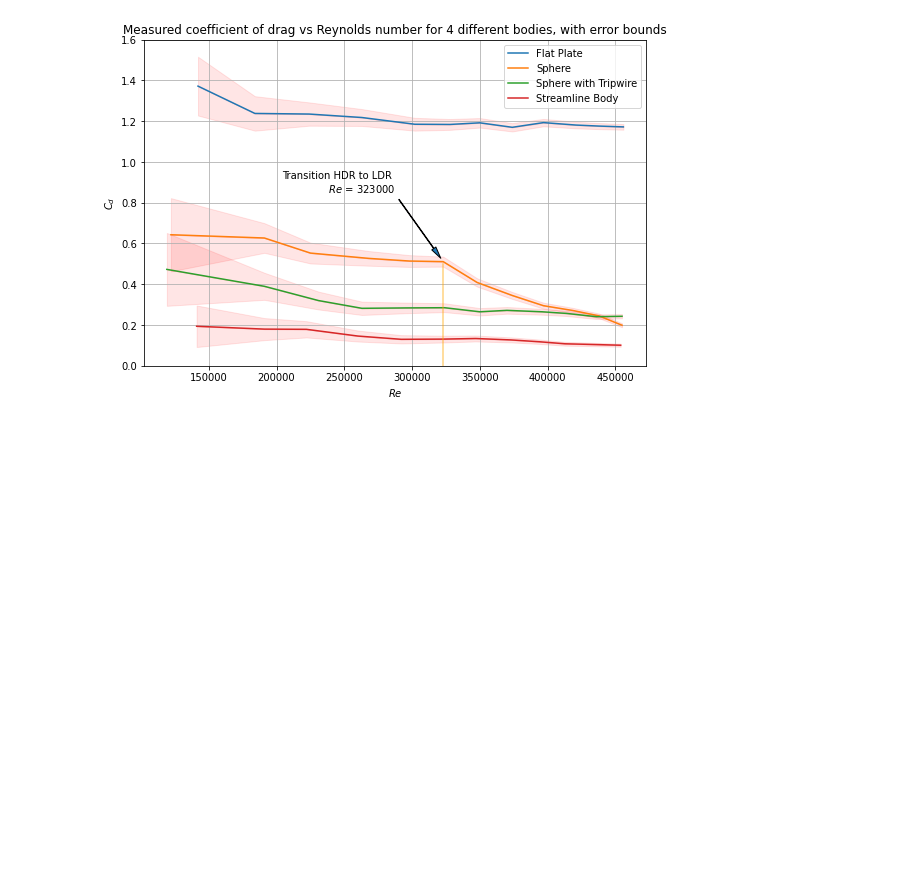
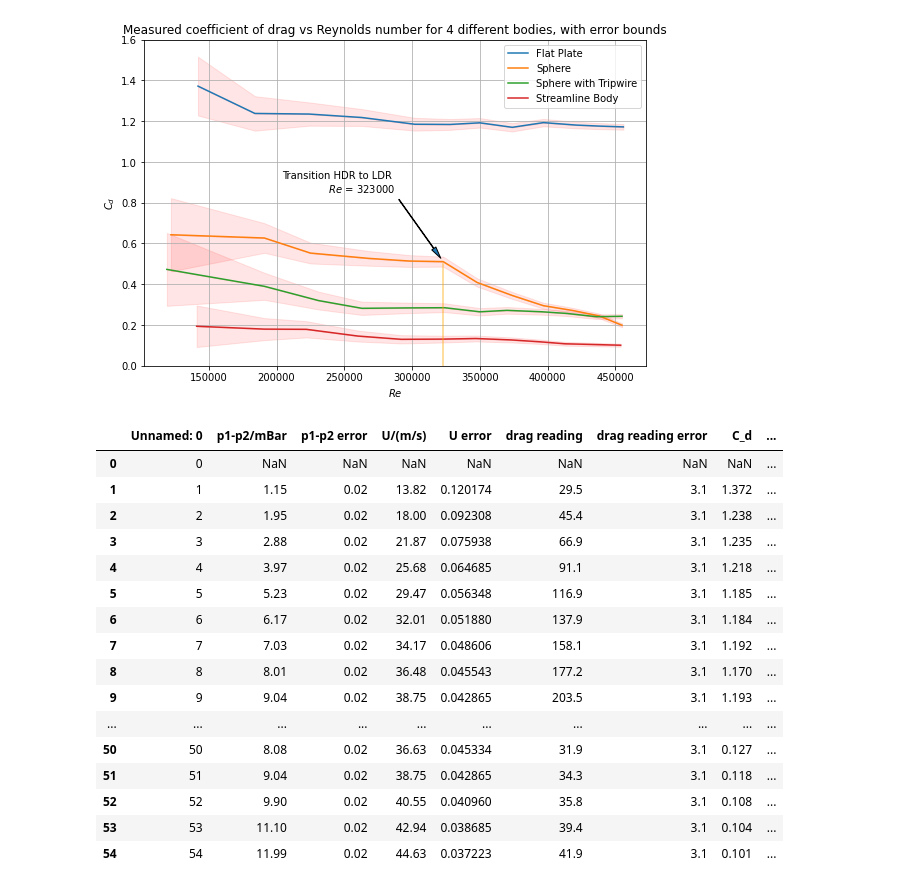
Before and after one commit to jordanesmith/3A1, a Jupyter notebook: lab/plotter.ipynb, the cells around one changed output. Saved outputs shown, nothing was run; the diff lists cells and outputs as text; code cells hidden in the pictures; blank space fills up the shorter version.

```diff
--- a/lab/plotter.ipynb
+++ b/lab/plotter.ipynb
@@ -161,3 +161,23 @@ fig.show()
 [figure]
 # %%
 df.to_excel('data_from_workbook.xlsx', sheet_name='from notebook')
+# %%
+df
+# %% [output]
+|  | Unnamed: 0 | p1-p2/mBar | p1-p2 error | U/(m/s) | U error | drag reading | drag reading error | C_d | ... |
+| 0 | 0 | NaN | NaN | NaN | NaN | NaN | NaN | NaN | ... |
+| 1 | 1 | 1.15 | 0.02 | 13.82 | 0.120174 | 29.5 | 3.1 | 1.372 | ... |
+| 2 | 2 | 1.95 | 0.02 | 18.00 | 0.092308 | 45.4 | 3.1 | 1.238 | ... |
+| 3 | 3 | 2.88 | 0.02 | 21.87 | 0.075938 | 66.9 | 3.1 | 1.235 | ... |
+| 4 | 4 | 3.97 | 0.02 | 25.68 | 0.064685 | 91.1 | 3.1 | 1.218 | ... |
+| 5 | 5 | 5.23 | 0.02 | 29.47 | 0.056348 | 116.9 | 3.1 | 1.185 | ... |
+| 6 | 6 | 6.17 | 0.02 | 32.01 | 0.051880 | 137.9 | 3.1 | 1.184 | ... |
+| 7 | 7 | 7.03 | 0.02 | 34.17 | 0.048606 | 158.1 | 3.1 | 1.192 | ... |
+| 8 | 8 | 8.01 | 0.02 | 36.48 | 0.045543 | 177.2 | 3.1 | 1.170 | ... |
+| 9 | 9 | 9.04 | 0.02 | 38.75 | 0.042865 | 203.5 | 3.1 | 1.193 | ... |
+| ... | ... | ... | ... | ... | ... | ... | ... | ... | ... |
+| 50 | 50 | 8.08 | 0.02 | 36.63 | 0.045334 | 31.9 | 3.1 | 0.127 | ... |
+| 51 | 51 | 9.04 | 0.02 | 38.75 | 0.042865 | 34.3 | 3.1 | 0.118 | ... |
+| 52 | 52 | 9.90 | 0.02 | 40.55 | 0.040960 | 35.8 | 3.1 | 0.108 | ... |
+| 53 | 53 | 11.10 | 0.02 | 42.94 | 0.038685 | 39.4 | 3.1 | 0.104 | ... |
+| 54 | 54 | 11.99 | 0.02 | 44.63 | 0.037223 | 41.9 | 3.1 | 0.101 | ... |
```
